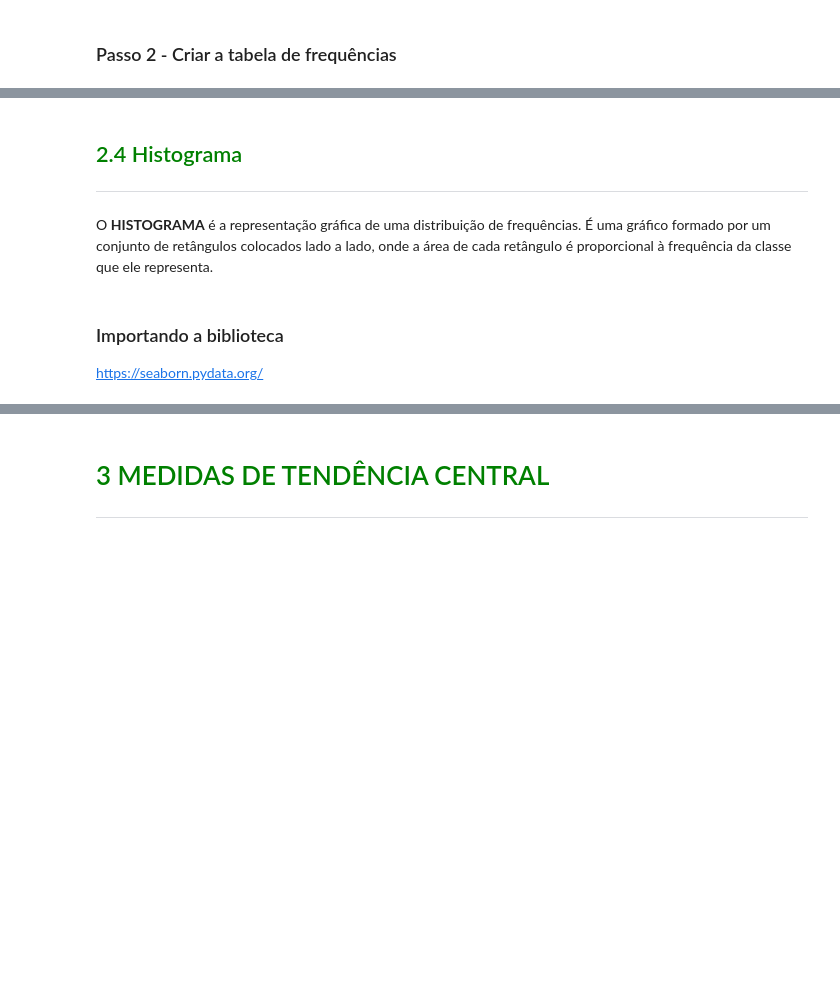
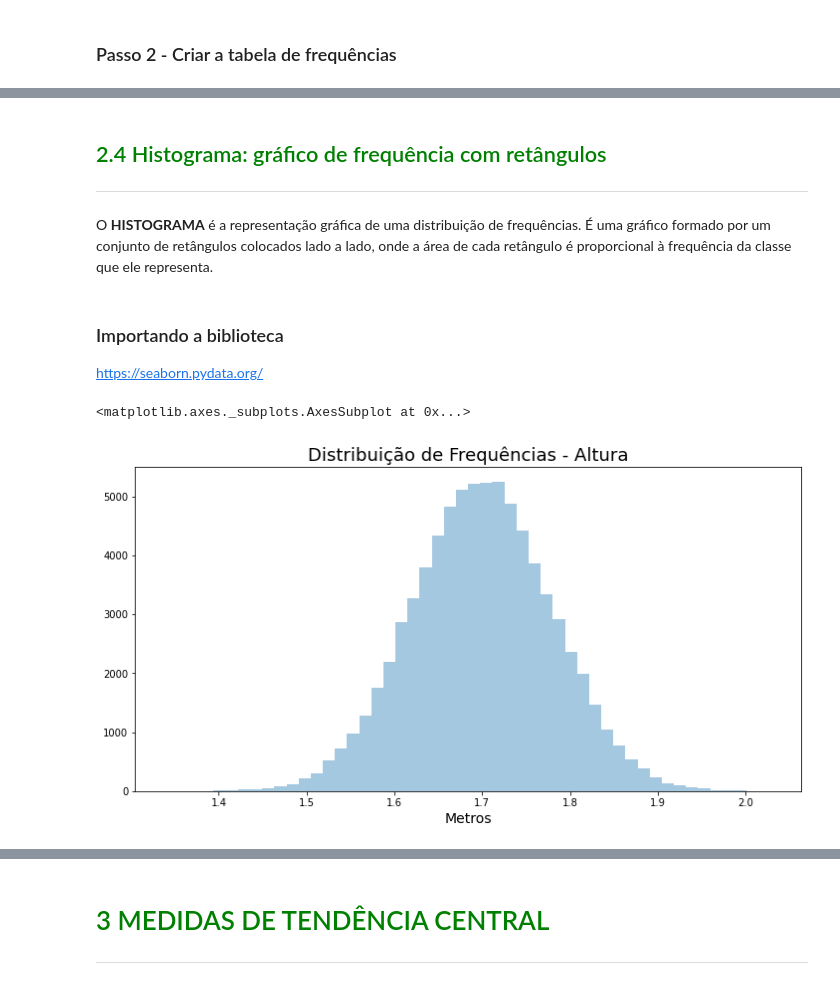
Before and after one commit to caroollimabr/Python_Statistics, a Jupyter notebook: Curso_de_Estatística_Parte_1.ipynb, the cells around one changed output, grey strips where cells are left out. Saved outputs shown, nothing was run; the diff lists cells and outputs as text; code cells hidden in the pictures; blank space fills up the shorter version.

```diff
--- a/Curso_de_Estatística_Parte_1.ipynb
+++ b/Curso_de_Estatística_Parte_1.ipynb
@@ -333,5 +609,5 @@ http://www.numpy.org/
 # %% [markdown]
-## <font color=green>2.4 Histograma</font>
+## <font color=green>2.4 Histograma: gráfico de frequência com retângulos</font>
 ***
 
 O <b>HISTOGRAMA</b> é a representação gráfica de uma distribuição de frequências. É uma gráfico formado por um conjunto de retângulos colocados lado a lado, onde a área de cada retângulo é proporcional à frequência da classe que ele representa.
@@ -341,0 +620,12 @@ https://seaborn.pydata.org/
+# %%
+ax = sns.distplot(dados.Altura, kde = False) # criação do gráfico!
+# kde: função de densidade traçada junto c histograma,
+# ax: nome da variável encontrada na doc
+
+ax.figure.set_size_inches(12, 6)  # configura o tamanho do gráfico
+ax.set_title('Distribuição de Frequências - Altura', fontsize = 18) #titulo
+ax.set_xlabel('Metros', fontsize = 14)  # eixo x
+ax
+# %% [output]
+<matplotlib.axes._subplots.AxesSubplot at 0x...>
+[figure, added]
```
Also changed, not shown: parts of 83 cells of this notebook.
